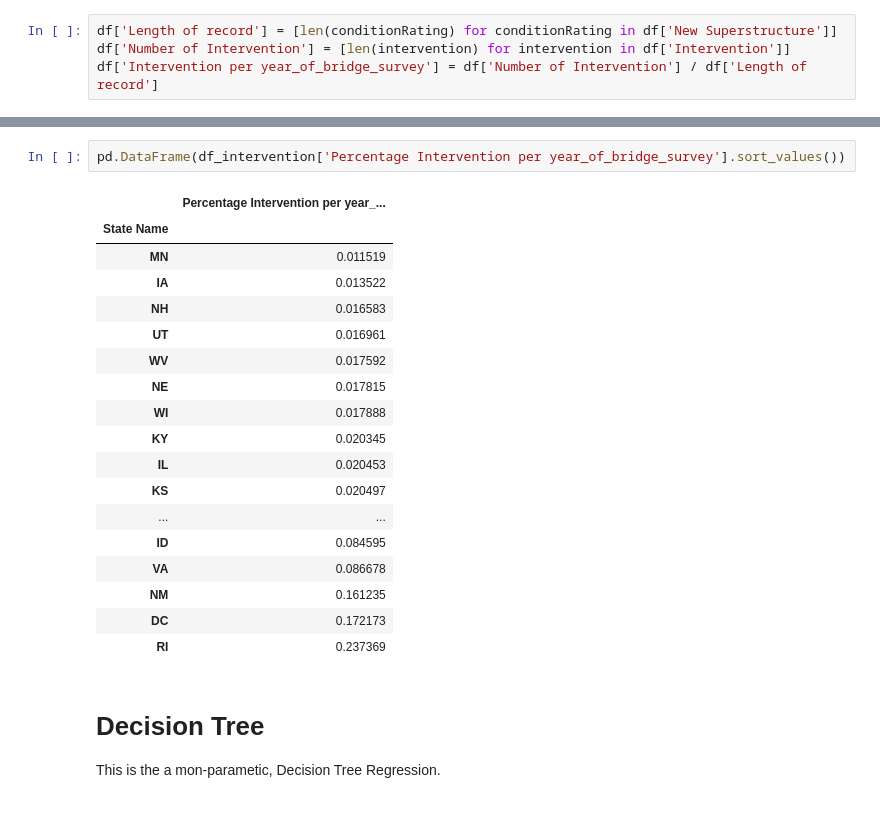
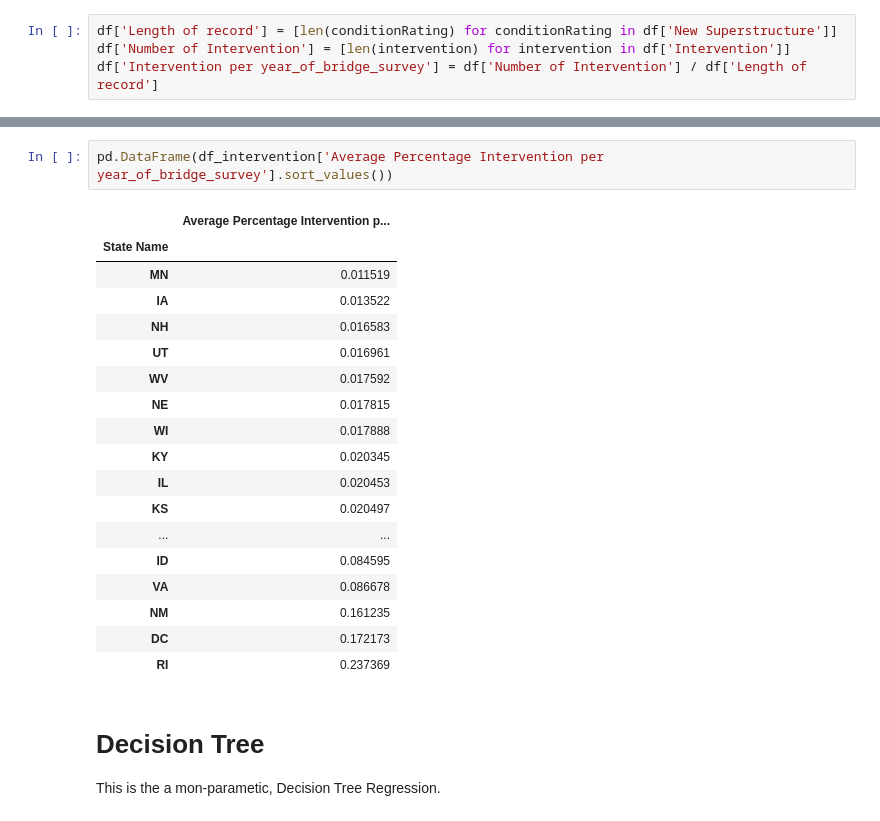
Before and after one commit to kaleoyster/nbi-predictive-analysis, a Jupyter notebook: Exploration of NBI data from maintenance stand point of view.ipynb, the cells around one changed output, grey strips where cells are left out. Cells and saved outputs as stored; diff of their text form.

```diff
--- a/Exploration of NBI data from maintenance stand point of view.ipynb
+++ b/Exploration of NBI data from maintenance stand point of view.ipynb
@@ -249,9 +249,9 @@ fig.show()
 # %% [output]
 [interactive output not drawn]
 # %%
-pd.DataFrame(df_intervention['Percentage Intervention per year_of_bridge_survey'].sort_values())
+pd.DataFrame(df_intervention['Average Percentage Intervention per year_of_bridge_survey'].sort_values())
 # %% [output]
-|  | Percentage Intervention per year_... |
+|  | Average Percentage Intervention p... |
 | State Name |  |
 | MN | 0.011519 |
 | IA | 0.013522 |
```
Also changed, not shown: parts of 8 cells of this notebook, 1 other file.
